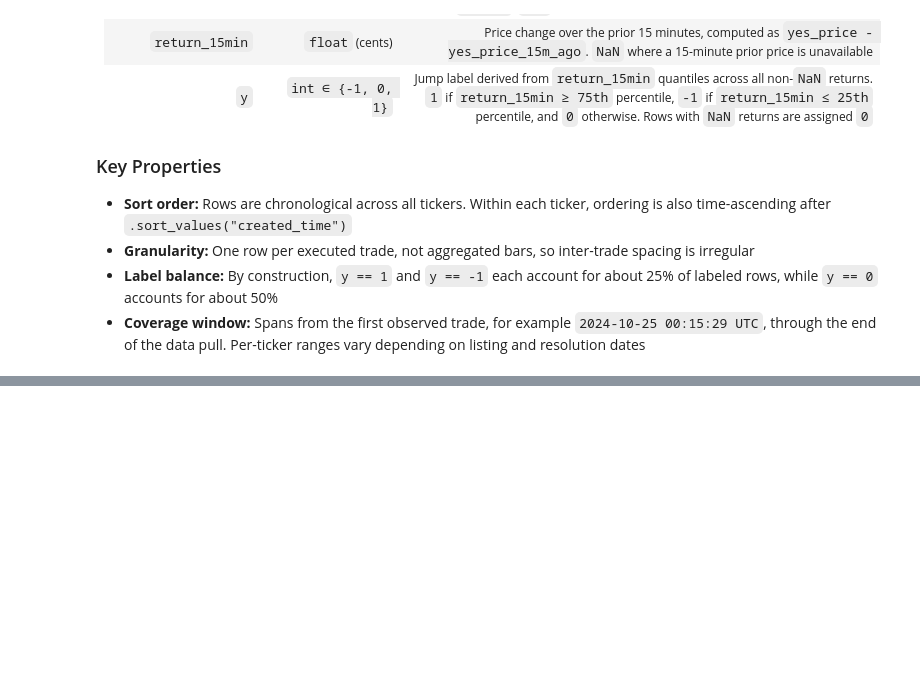
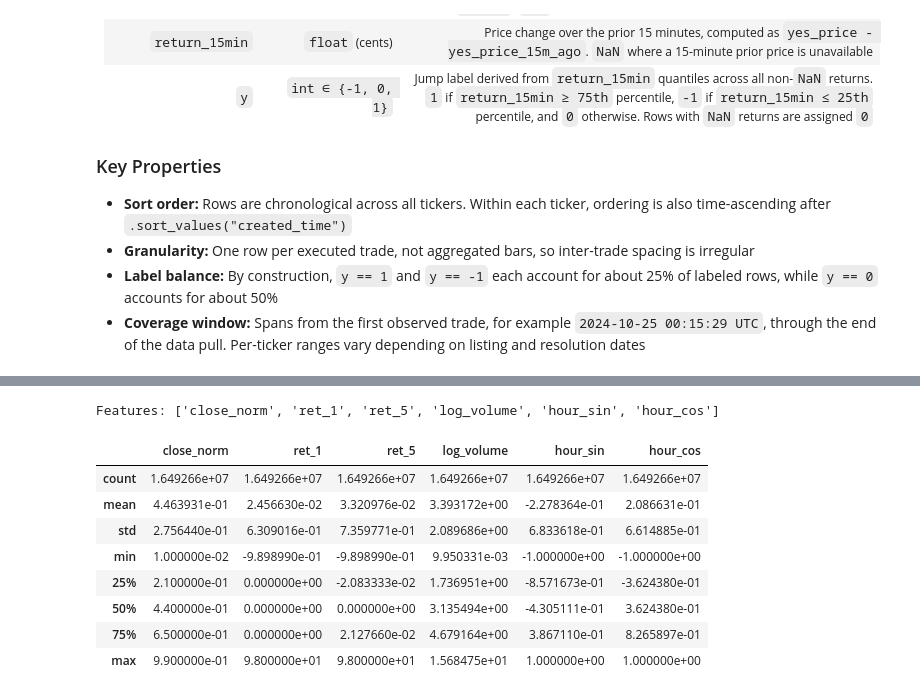
Before and after one commit to abprada/Kalshi-Project, a Jupyter notebook: notebooks/data.ipynb, the cells around one changed output, grey strips where cells are left out. Saved outputs shown, nothing was run; the diff lists cells and outputs as text; code cells hidden in the pictures; blank space fills up the shorter version.

```diff
--- a/notebooks/data.ipynb
+++ b/notebooks/data.ipynb
@@ -1613,0 +595,13 @@ The ROC of 0.881 highlights strong separation between jump and non-jump bars.
+# %%
+# -- 3. Filter Low-Activity Tickers --------------------------------------------
+# Tickers with very few trades carry no meaningful price signal.
+trade_counts   = trades.groupby('ticker').size()
+active_tickers = trade_counts[trade_counts >= CFG['min_trades_per_ticker']].index
+
+before = trades['ticker'].nunique()
+trades = trades[trades['ticker'].isin(active_tickers)].reset_index(drop=True)
+after  = trades['ticker'].nunique()
+
+print(f'Tickers before filter : {before:,}')
+print(f'Tickers after filter  : {after:,}  (min_trades >= {CFG["min_trades_per_ticker"]})')
+print(f'Trades remaining      : {len(trades):,}')
@@ -1613,0 +668,40 @@ The ROC of 0.881 highlights strong separation between jump and non-jump bars.
+# %%
+# -- 5. Compute Input Features ------------------------------------
+# Every feature uses only data available at or before time t.
+#
+#   close_norm  : close / 100  (prices are 0-100 cents)
+#   ret_1       : 1-bar pct return
+#   ret_5       : 5-bar pct return
+#   log_volume  : log(1 + volume)
+#   hour_sin    : cyclical hour-of-day (sin)
+#   hour_cos    : cyclical hour-of-day (cos)
+
+def add_features(df):
+    out = df.sort_values(['ticker', 'ts']).copy()
+    out['close'] = out.groupby('ticker')['close'].ffill()
+    out['close_norm'] = out['close'].astype(float) / 100.0
+    grp = out.groupby('ticker')['close']
+    out['ret_1'] = grp.pct_change(1).replace([np.inf, -np.inf], np.nan).fillna(0.0)
+    out['ret_5'] = grp.pct_change(5).replace([np.inf, -np.inf], np.nan).fillna(0.0)
+    out['log_volume'] = np.log1p(out['volume'].clip(lower=0).astype(float))
+    ts = pd.to_datetime(out['ts'], utc=True)
+    hour = ts.dt.hour.astype(float) + ts.dt.minute.astype(float) / 60.0
+    out['hour_sin'] = np.sin(2 * np.pi * hour / 24.0)
+    out['hour_cos'] = np.cos(2 * np.pi * hour / 24.0)
+    return out.reset_index(drop=True)
+
+bars = add_features(bars)
+FEATURE_COLS = ['close_norm', 'ret_1', 'ret_5', 'log_volume', 'hour_sin', 'hour_cos']
+print('Features:', FEATURE_COLS)
+bars[FEATURE_COLS].describe()
+# %% [output]
+Features: ['close_norm', 'ret_1', 'ret_5', 'log_volume', 'hour_sin', 'hour_cos']
+|  | close_norm | ret_1 | ret_5 | log_volume | hour_sin | hour_cos |
+| count | 1.649266e+07 | 1.649266e+07 | 1.649266e+07 | 1.649266e+07 | 1.649266e+07 | 1.649266e+07 |
+| mean | 4.463931e-01 | 2.456630e-02 | 3.320976e-02 | 3.393172e+00 | -2.278364e-01 | 2.086631e-01 |
+| std | 2.756440e-01 | 6.309016e-01 | 7.359771e-01 | 2.089686e+00 | 6.833618e-01 | 6.614885e-01 |
+| min | 1.000000e-02 | -9.898990e-01 | -9.898990e-01 | 9.950331e-03 | -1.000000e+00 | -1.000000e+00 |
+| 25% | 2.100000e-01 | 0.000000e+00 | -2.083333e-02 | 1.736951e+00 | -8.571673e-01 | -3.624380e-01 |
+| 50% | 4.400000e-01 | 0.000000e+00 | 0.000000e+00 | 3.135494e+00 | -4.305111e-01 | 3.624380e-01 |
+| 75% | 6.500000e-01 | 0.000000e+00 | 2.127660e-02 | 4.679164e+00 | 3.867110e-01 | 8.265897e-01 |
+| max | 9.900000e-01 | 9.800000e+01 | 9.800000e+01 | 1.568475e+01 | 1.000000e+00 | 1.000000e+00 |
```
Also changed, not shown: parts of 94 cells of this notebook.
